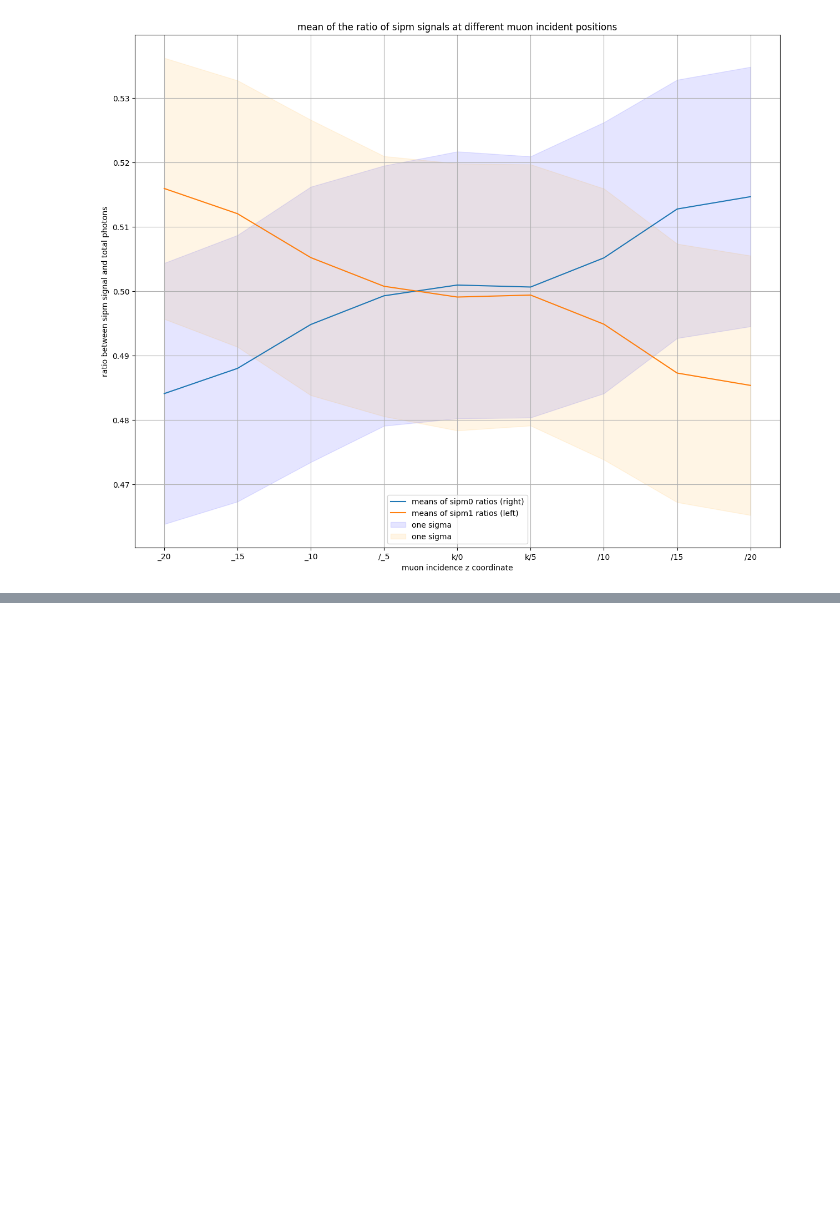
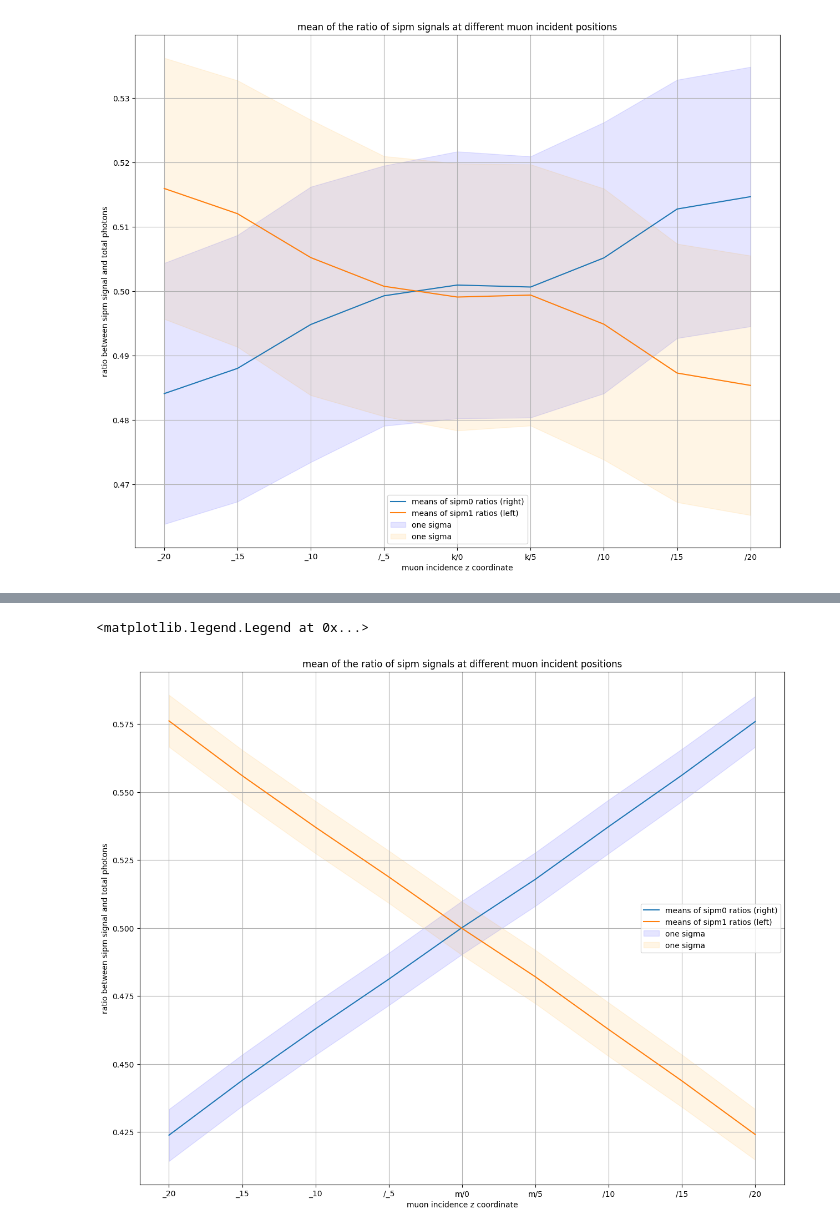
Before and after one commit to fruth-manenti-lab/cosmic-geant, a Jupyter notebook: analysis/analysisnew.ipynb, the cells around one changed output, grey strips where cells are left out. Cells and saved outputs as stored; diff of their text form; code cells hidden in the pictures; blank space fills up the shorter version.

```diff
--- a/analysis/analysisnew.ipynb
+++ b/analysis/analysisnew.ipynb
@@ -345,0 +401,23 @@ ax.legend()
+# %%
+sipm0means = [np.mean(np.array([i[0] for i in beegRatios[j]])) for j in range(len(beegRatios))]
+sipm1means = [np.mean(np.array([i[1] for i in beegRatios[j]])) for j in range(len(beegRatios))]
+sipm0var  = [np.var(np.array([i[0] for i in beegRatios[j]])) for j in range(len(beegRatios))]
+sipm1var  = [np.var(np.array([i[1] for i in beegRatios[j]])) for j in range(len(beegRatios))]
+sipm0std  = [np.std(np.array([i[0] for i in beegRatios[j]])) for j in range(len(beegRatios))]
+sipm1std  = [np.std(np.array([i[1] for i in beegRatios[j]])) for j in range(len(beegRatios))]
+# %%
+fig, ax = plt.subplots()
+fig.set_size_inches(15, 12)
+x_axis = [i[-3:] for i in DIRS]
+ax.plot(x_axis, sipm0means, label='means of sipm0 ratios (right)')
+ax.plot(x_axis, sipm1means, label='means of sipm1 ratios (left)')
+ax.fill_between(x_axis, np.array(sipm0means) - np.array(sipm0std), np.array(sipm0means) + np.array(sipm0std), color='blue', alpha=0.1, label='one sigma')
+ax.fill_between(x_axis, np.array(sipm1means) - np.array(sipm1std), np.array(sipm1means) + np.array(sipm1std), color='orange', alpha=0.1, label='one sigma')
+ax.grid()
+ax.set_xlabel('muon incidence z coordinate')
+ax.set_ylabel('ratio between sipm signal and total photons')
+ax.set_title("mean of the ratio of sipm signals at different muon incident positions")
+ax.legend()
+# %% [output]
+<matplotlib.legend.Legend at 0x...>
+[figure, added]
```
Also changed, not shown: parts of 26 cells of this notebook, 3 other files.
